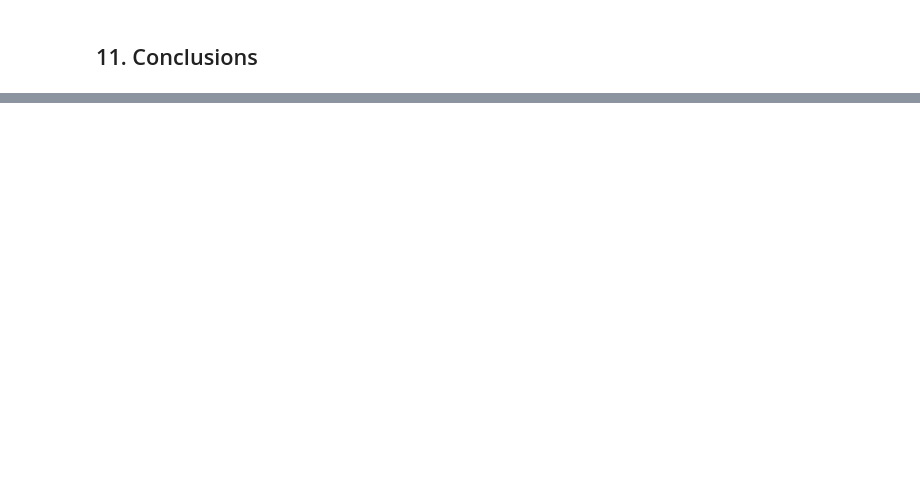
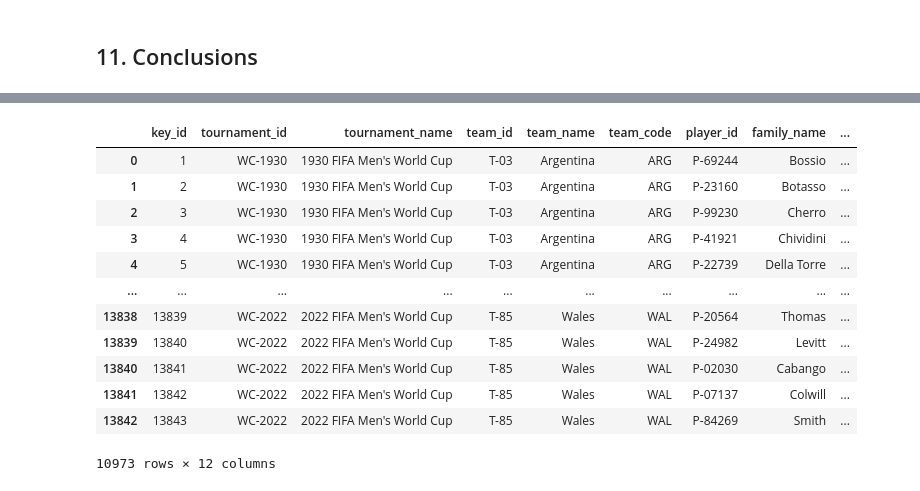
Before and after one commit to bev-amin/fifa-data-science, a Jupyter notebook: notebooks/01-exploration.ipynb, the cells around one changed output, grey strips where cells are left out. Drawn from its saved outputs; the diff is of its cells as text; code cells hidden in the pictures; blank space fills up the shorter version.

```diff
--- a/notebooks/01-exploration.ipynb
+++ b/notebooks/01-exploration.ipynb
@@ -1728,2 +1770,25 @@ Text(0.5, 1.0, 'Player Age vs Goals Scored per 90 Mins')
 # %% [markdown]
 ## 11. Conclusions
+# %%
+fp9 = Path.cwd().parent/'data'/'squads.csv'
+squads = pd.read_csv(fp9)
+
+fp10 = Path.cwd().parent/'data'/'players.csv'
+players = pd.read_csv(fp10)
+
+fp11 = Path.cwd().parent/'data'/'goals.csv'
+goals = pd.read_csv(fp11)
+
+fp12 = Path.cwd().parent/'data'/'qualified_teams.csv'
+quali_teams = pd.read_csv(fp12)
+
+fp13 = Path.cwd().parent/'data'/'tournaments.csv'
+tournaments = pd.read_csv(fp13)
+
+''' squad = specific players in spec team in spec year of that WC
+- link aggregate stats for players in a given squad such as mean age, caps, and any other relevant
+look at goals.csv
+- managers - from same countries as the team theyre managing?
+- look at bookings.csv? clean sheets?
+
+'''
@@ -1729,0 +1877,18 @@ Text(0.5, 1.0, 'Player Age vs Goals Scored per 90 Mins')
+# %%
+# exclude womens
+mens_squads = squads[~squads['tournament_name'].str.contains('Women', case=False)]
+mens_squads
+# %% [output]
+|  | key_id | tournament_id | tournament_name | team_id | team_name | team_code | player_id | family_name | ... |
+| 0 | 1 | WC-1930 | 1930 FIFA Men's World Cup | T-03 | Argentina | ARG | P-69244 | Bossio | ... |
+| 1 | 2 | WC-1930 | 1930 FIFA Men's World Cup | T-03 | Argentina | ARG | P-23160 | Botasso | ... |
+| 2 | 3 | WC-1930 | 1930 FIFA Men's World Cup | T-03 | Argentina | ARG | P-99230 | Cherro | ... |
+| 3 | 4 | WC-1930 | 1930 FIFA Men's World Cup | T-03 | Argentina | ARG | P-41921 | Chividini | ... |
+| 4 | 5 | WC-1930 | 1930 FIFA Men's World Cup | T-03 | Argentina | ARG | P-22739 | Della Torre | ... |
+| ... | ... | ... | ... | ... | ... | ... | ... | ... | ... |
+| 13838 | 13839 | WC-2022 | 2022 FIFA Men's World Cup | T-85 | Wales | WAL | P-20564 | Thomas | ... |
+| 13839 | 13840 | WC-2022 | 2022 FIFA Men's World Cup | T-85 | Wales | WAL | P-24982 | Levitt | ... |
+| 13840 | 13841 | WC-2022 | 2022 FIFA Men's World Cup | T-85 | Wales | WAL | P-02030 | Cabango | ... |
+| 13841 | 13842 | WC-2022 | 2022 FIFA Men's World Cup | T-85 | Wales | WAL | P-07137 | Colwill | ... |
+| 13842 | 13843 | WC-2022 | 2022 FIFA Men's World Cup | T-85 | Wales | WAL | P-84269 | Smith | ... |
+10973 rows × 12 columns
```
Also changed, not shown: parts of 26 cells of this notebook.
